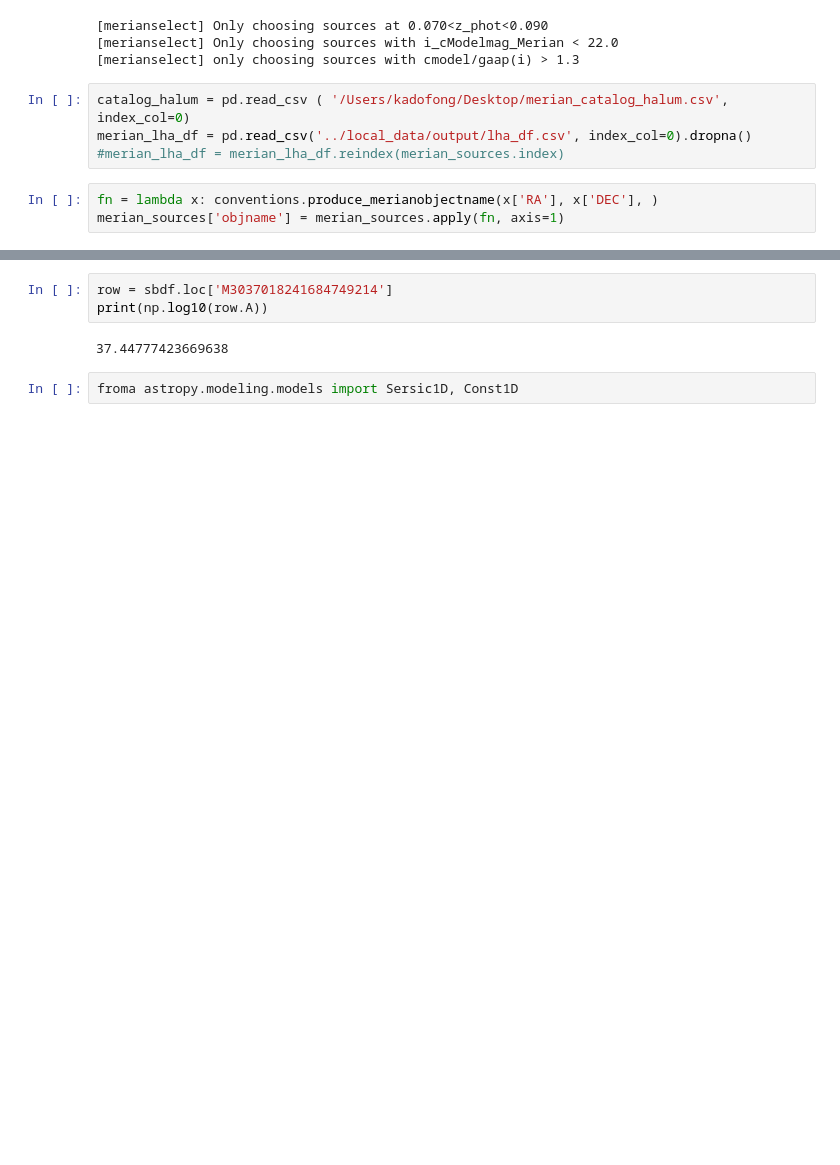
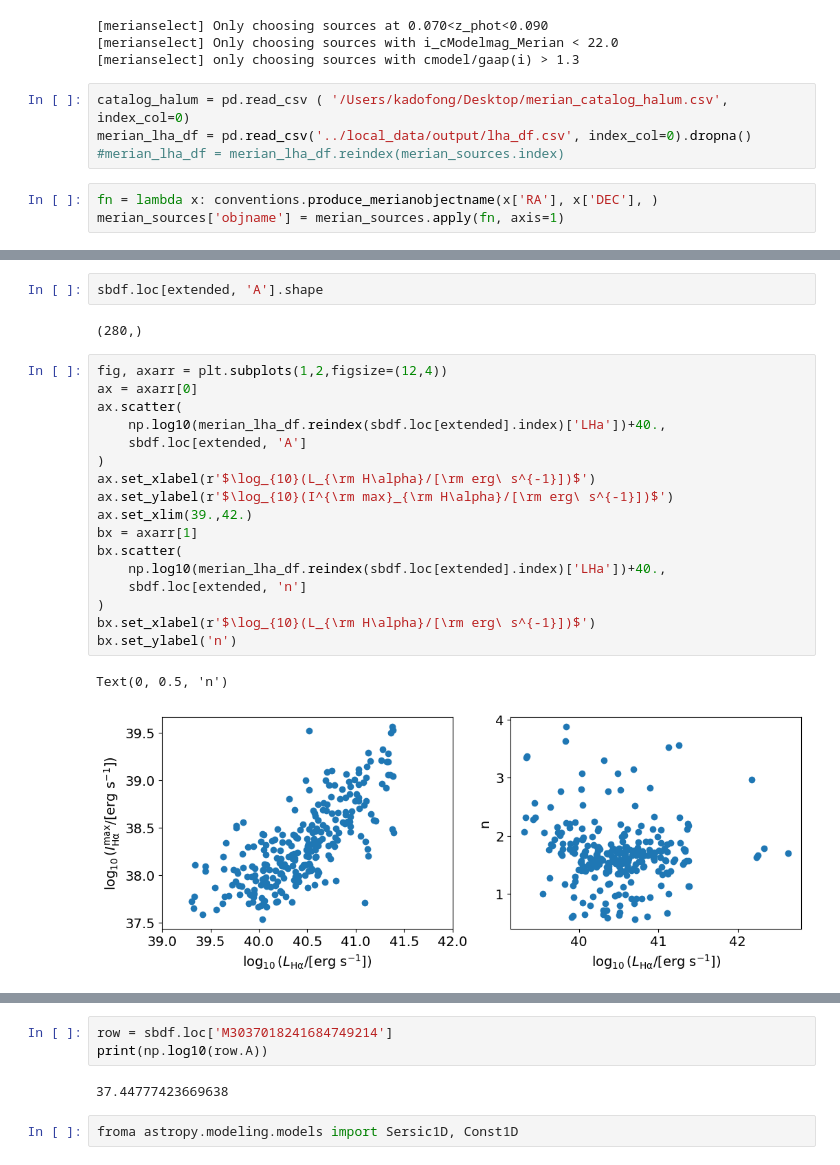
Before and after one commit to ekadofong/agrias, a Jupyter notebook: notebooks/DendroExplore.ipynb, the cells around one changed output, grey strips where cells are left out. Drawn from its saved outputs; the diff is of its cells as text; blank space fills up the shorter version.

```diff
--- a/notebooks/DendroExplore.ipynb
+++ b/notebooks/DendroExplore.ipynb
@@ -195,3 +232,27 @@ extended = (sbdf['A']/sbdf['i_std'] > 3.)&(sbdf['n']>0.5)&(sbdf['n']<4.)&(sbdf['
+# %%
+sbdf.loc[extended, 'A'].shape
+# %% [output]
+(280,)
+# %%
+fig, axarr = plt.subplots(1,2,figsize=(12,4))
+ax = axarr[0]
+ax.scatter(
+    np.log10(merian_lha_df.reindex(sbdf.loc[extended].index)['LHa'])+40.,
+    sbdf.loc[extended, 'A']
+)
+ax.set_xlabel(r'$\log_{10}(L_{\rm H\alpha}/[\rm erg\ s^{-1}])$')
+ax.set_ylabel(r'$\log_{10}(I^{\rm max}_{\rm H\alpha}/[\rm erg\ s^{-1}])$')
+ax.set_xlim(39.,42.)
+bx = axarr[1]
+bx.scatter(
+    np.log10(merian_lha_df.reindex(sbdf.loc[extended].index)['LHa'])+40.,
+    sbdf.loc[extended, 'n']
+)
+bx.set_xlabel(r'$\log_{10}(L_{\rm H\alpha}/[\rm erg\ s^{-1}])$')
+bx.set_ylabel('n')
+# %% [output]
+Text(0, 0.5, 'n')
+[figure, added]
 # %%
 fig, axarr = plt.subplots(1,2,figsize=(12,4))
 
```
Also changed, not shown: parts of 6 cells of this notebook, 2 other files.
